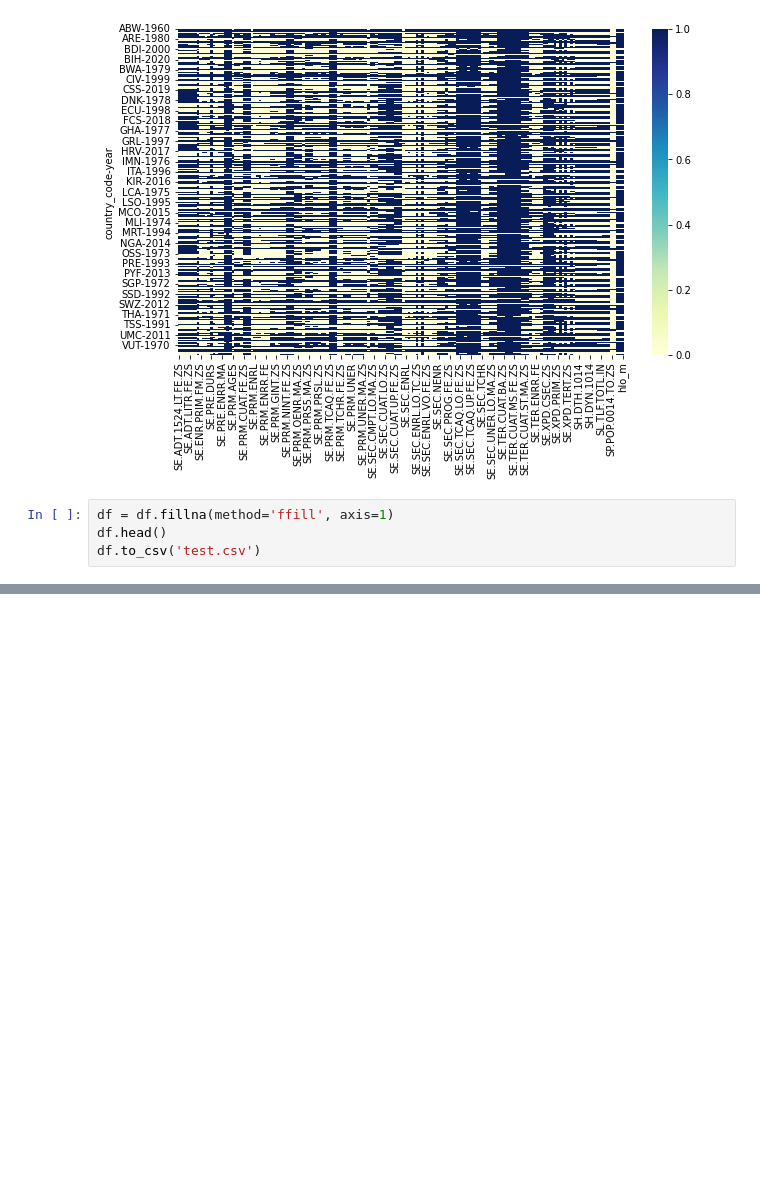
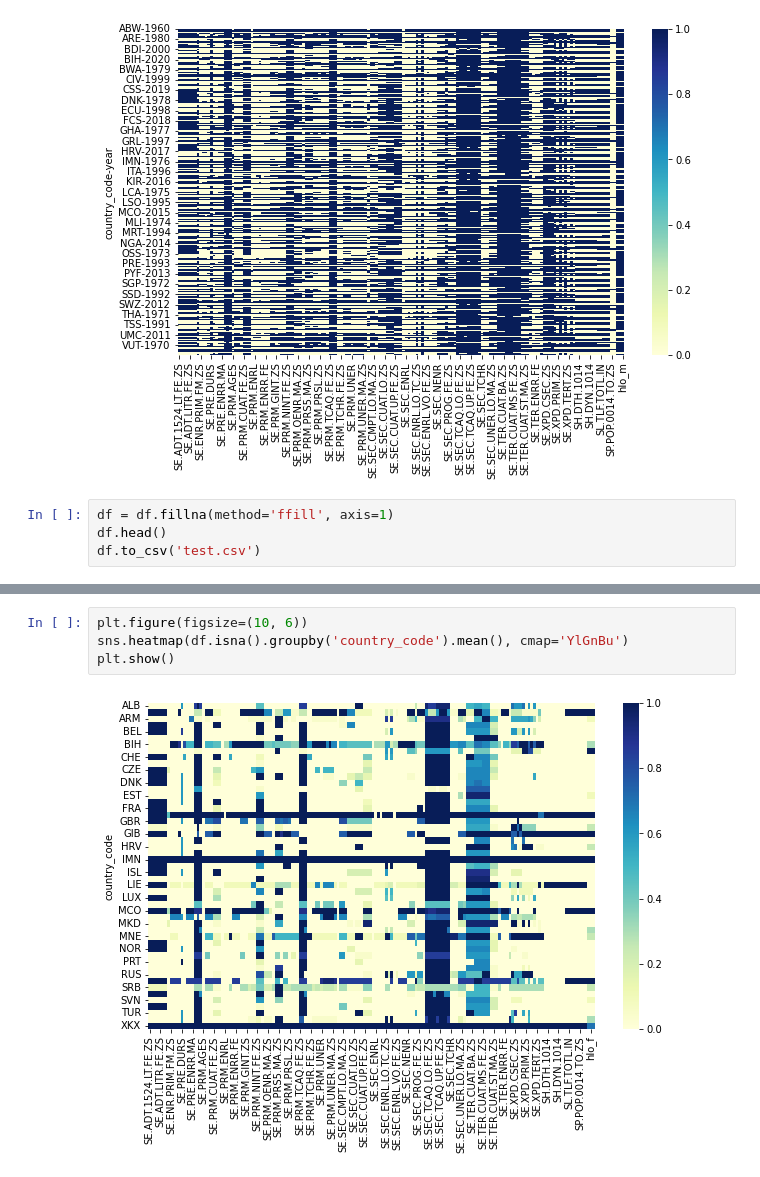
Before and after one commit to MarkusKiesel93/VisualDS_education_dashboard, a Jupyter notebook: wrangle.ipynb, the cells around one changed output, grey strips where cells are left out. Drawn from its saved outputs; the diff is of its cells as text; blank space fills up the shorter version.

```diff
--- a/wrangle.ipynb
+++ b/wrangle.ipynb
@@ -351,0 +352,6 @@ df.head()
+# %%
+plt.figure(figsize=(10, 6))
+sns.heatmap(df.isna().groupby('country_code').mean(), cmap='YlGnBu')
+plt.show()
+# %% [output]
+[figure, added]
```
Also changed, not shown: parts of 8 cells of this notebook, 3 other files.
